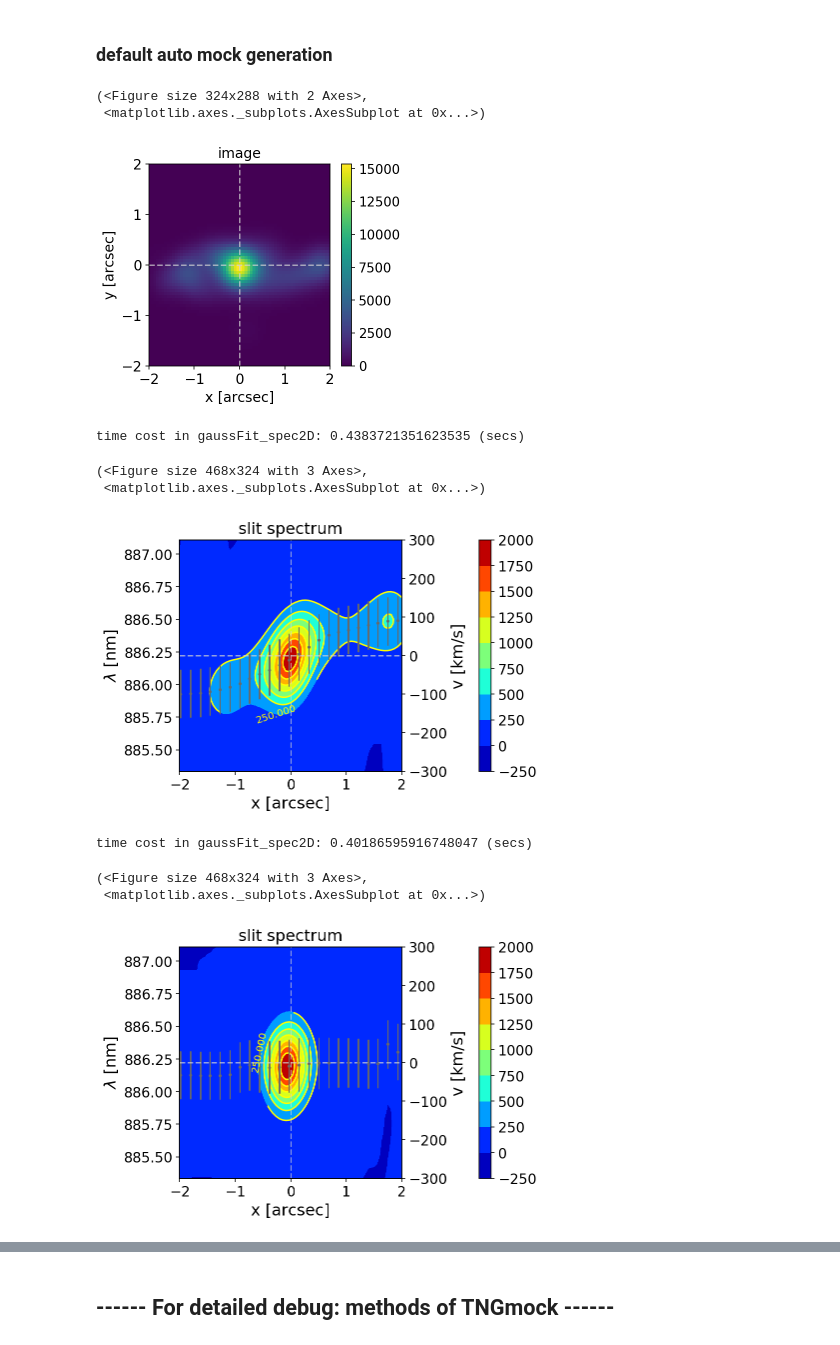
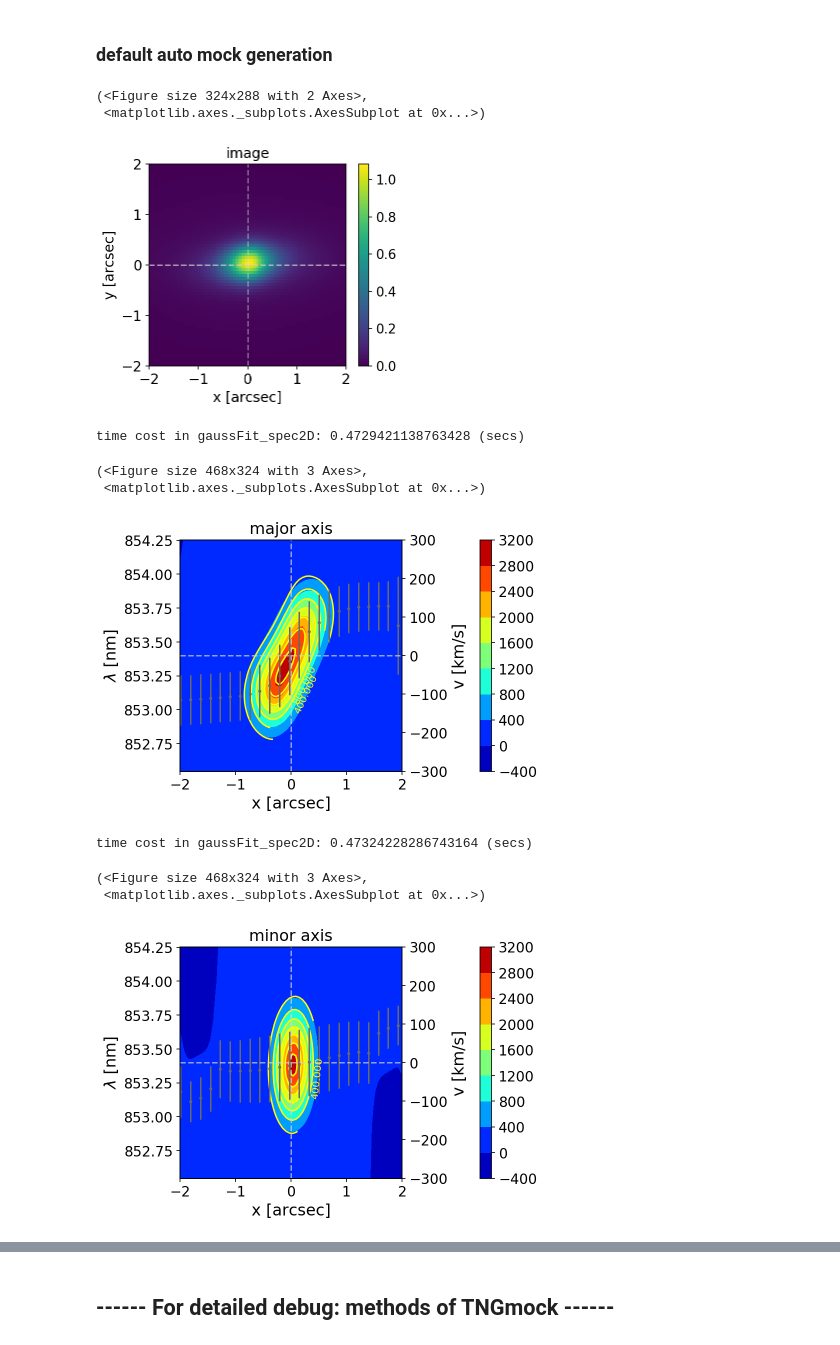
Before and after one commit to msmithUA/TNGcube, a Jupyter notebook: notebooks/[demo] TNGmock.ipynb, the cells around one changed output, grey strips where cells are left out. Drawn from its saved outputs; the diff is of its cells as text; code cells hidden in the pictures.

```diff
--- a/notebooks/[demo] TNGmock.ipynb
+++ b/notebooks/[demo] TNGmock.ipynb
@@ -21,17 +21,19 @@ from binnedFit_utilities import lambda_to_velocity, velocity_to_lambda
 # %% [output]
 Populating the interactive namespace from numpy and matplotlib
 # %%
-subhalo = pickle.load(open('../notebooks/subhalo_46.pkl', 'rb'))
+subhalo = pickle.load(open('../notebooks/subhalo_35.pkl', 'rb'))
 # %%
 pars = {}
 pars['spinR'] = [0, 0, -1]
-pars['sini'] = 1.0
+pars['sini'] = 1.
 pars['theta_int'] = 0. #np.pi/6.
 pars['g1'] = 0.
 pars['g2'] = 0.
-pars['redshift'] = 0.35
+pars['redshift'] = 0.3
 pars['psfFWHM'] = 0.5
 pars['sigma_thermal'] = 16.  # [unit: km/s]
+
+
 pars['slitAngles'] = [0., np.pi/2]
 
 lambda_cen0 = ParametersTNG.lineLambda0['Halpha']
@@ -56,9 +58,14 @@ reference SDSS fiber spec: 2.9999999999999994e-16 erg / (cm2 nm s)
 4.244131815783875e-17
 # %%
 par_meta = {}
-par_meta['theta'] = 15. *np.pi/180.
-par_meta['dx'] = [0.8,1.3,0]
-par_meta['dv'] = [0.0,0.,4.5]
+# optimal par_meta for subhaloID=46, snap=75
+#par_meta['theta'] = 15. *np.pi/180.
+#par_meta['dx'] = [0.8,1.3,0]
+#par_meta['dv'] = [0.0,0.,4.5]
+
+par_meta['theta'] = 0. *np.pi/180.
+par_meta['dx'] = [0.,0.,0.]
+par_meta['dv'] = [0.0,0.,0.]
 # %%
 mock = TNGmock(pars=pars, subhalo=subhalo, par_meta=par_meta)
 # %% [markdown]
@@ -70,20 +77,20 @@ dataInfo['image'].display(xlim=[-2., 2.])
 # %% [output]
 (<Figure size 324x288 with 2 Axes>,
  <matplotlib.axes._subplots.AxesSubplot at 0x...>)
-[figure, old version]
+[figure, new version]
 # %%
 model_major = dataInfo['spec'][0].GF.model
-dataInfo['spec'][0].display(xlim=[-2., 2], vlim=[-300, 300], mark_fit=True, model=model_major)
+dataInfo['spec'][0].display(xlim=[-2., 2], vlim=[-300, 300], mark_fit=True, model=model_major, title='major axis')
 # %% [output]
-time cost in gaussFit_spec2D: 0.4383721351623535 (secs)
+time cost in gaussFit_spec2D: 0.4729421138763428 (secs)
 (<Figure size 468x324 with 3 Axes>,
  <matplotlib.axes._subplots.AxesSubplot at 0x...>)
-[figure, old version]
+[figure, new version]
 # %%
 model_minor = dataInfo['spec'][1].GF.model
-dataInfo['spec'][1].display(xlim=[-2., 2], vlim=[-300, 300], mark_fit=True, model=model_minor)
+dataInfo['spec'][1].display(xlim=[-2., 2], vlim=[-300, 300], mark_fit=True, model=model_minor, title='minor axis')
 # %% [output]
-time cost in gaussFit_spec2D: 0.40186595916748047 (secs)
+time cost in gaussFit_spec2D: 0.47324228286743164 (secs)
 (<Figure size 468x324 with 3 Axes>,
  <matplotlib.axes._subplots.AxesSubplot at 0x...>)
-[figure, old version]
+[figure, new version]
```
Also changed, not shown: parts of 4 cells of this notebook, 2 other files.
